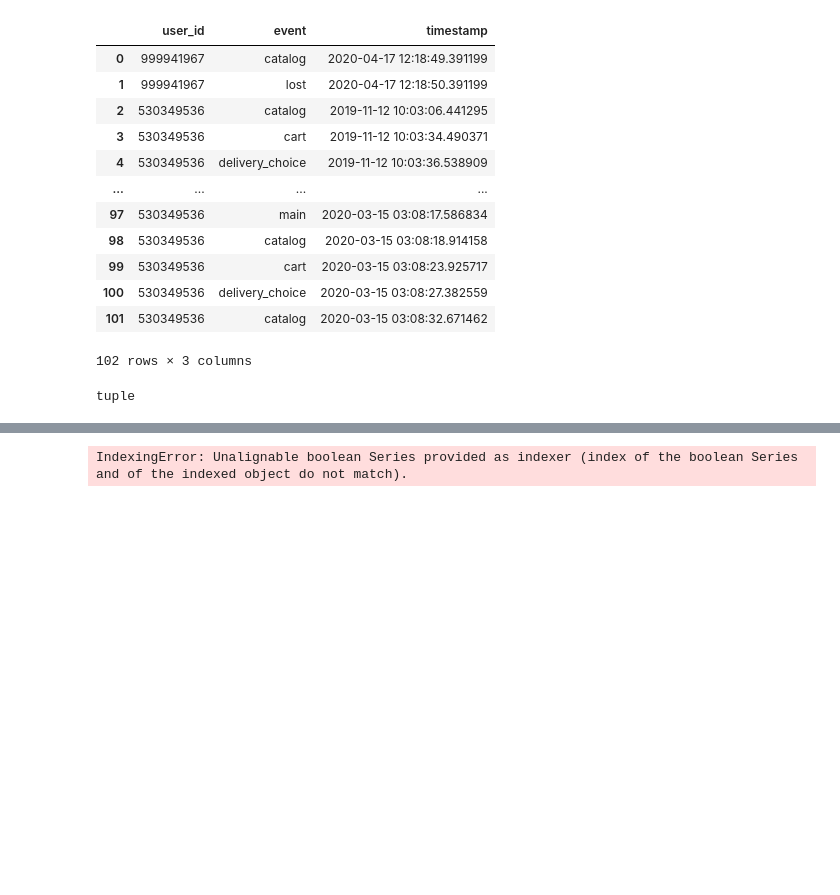
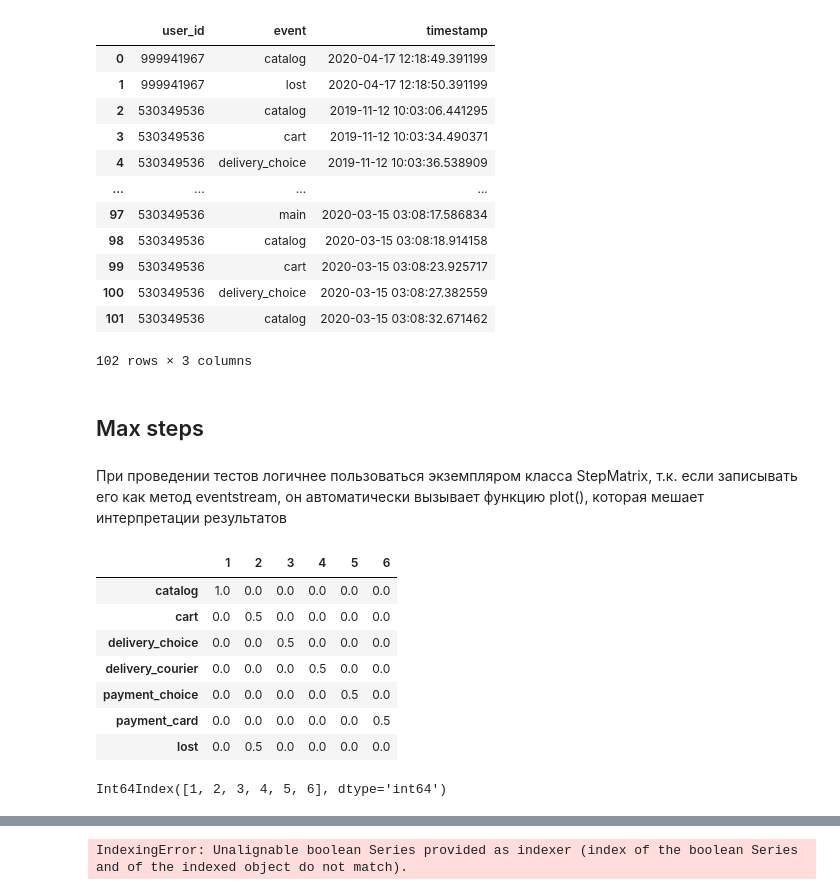
Before and after one commit to retentioneering/retentioneering-tools, a Jupyter notebook: examples/step_matrix_tests#PLAT-262.ipynb, the cells around one changed output, grey strips where cells are left out. Cells and saved outputs as stored; diff of their text form; code cells hidden in the pictures; blank space fills up the shorter version.

```diff
--- a/examples/step_matrix_tests#PLAT-262.ipynb
+++ b/examples/step_matrix_tests#PLAT-262.ipynb
@@ -51,6 +55,8 @@ minmax_table
 | 100 | 530349536 | delivery_choice | 2020-03-15 03:08:27.382559 |
 | 101 | 530349536 | catalog | 2020-03-15 03:08:32.671462 |
 102 rows × 3 columns
+# %%
+two_users_table = minmax_table[:8] # 2 пользователя, максимум 6 шагов
 # %%
 # create data schema
 raw_data_schema = RawDataSchema(
@@ -58,7 +64,7 @@ raw_data_schema = RawDataSchema(
 
 # create source eventstream
 source = Eventstream(
-    raw_data=minmax_table,
+    raw_data=two_users_table,
     raw_data_schema=raw_data_schema,
     schema=EventstreamSchema()
 )
@@ -67,6 +71,21 @@ max_step_range = [0, 2, 16, 50, 100, 200]
+# %% [markdown]
+## Max steps
+# %% [markdown]
+При проведении тестов логичнее пользоваться экземпляром класса StepMatrix, т.к. если записывать его как метод eventstream, он автоматически вызывает функцию plot(), которая мешает интерпретации результатов
 # %%
+#max step == 6
 step_matrix = StepMatrix(eventstream=source,
-                          max_steps=15)
-type(step_matrix._get_plot_data())
+                          max_steps=6)
+result = step_matrix._get_plot_data()[0]
+display(result)
+result.columns
 # %% [output]
+|  | 1 | 2 | 3 | 4 | 5 | 6 |
+| catalog | 1.0 | 0.0 | 0.0 | 0.0 | 0.0 | 0.0 |
+| cart | 0.0 | 0.5 | 0.0 | 0.0 | 0.0 | 0.0 |
+| delivery_choice | 0.0 | 0.0 | 0.5 | 0.0 | 0.0 | 0.0 |
+| delivery_courier | 0.0 | 0.0 | 0.0 | 0.5 | 0.0 | 0.0 |
+| payment_choice | 0.0 | 0.0 | 0.0 | 0.0 | 0.5 | 0.0 |
+| payment_card | 0.0 | 0.0 | 0.0 | 0.0 | 0.0 | 0.5 |
+| lost | 0.0 | 0.5 | 0.0 | 0.0 | 0.0 | 0.0 |
-tuple
+Int64Index([1, 2, 3, 4, 5, 6], dtype='int64')
```
Also changed, not shown: parts of 28 cells of this notebook.
